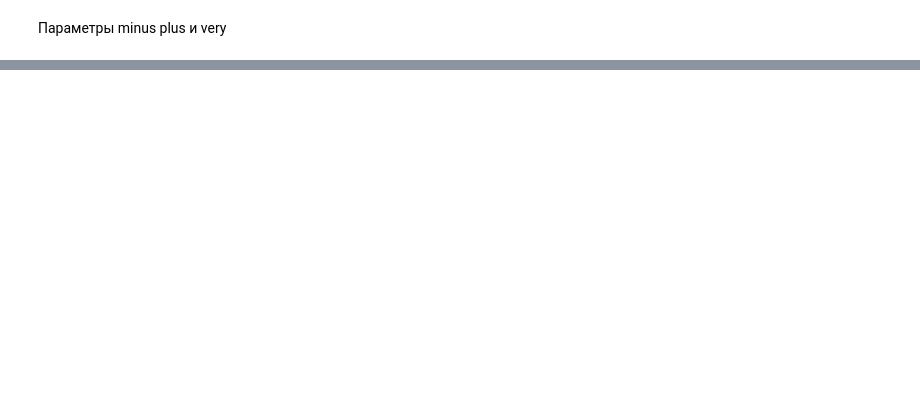
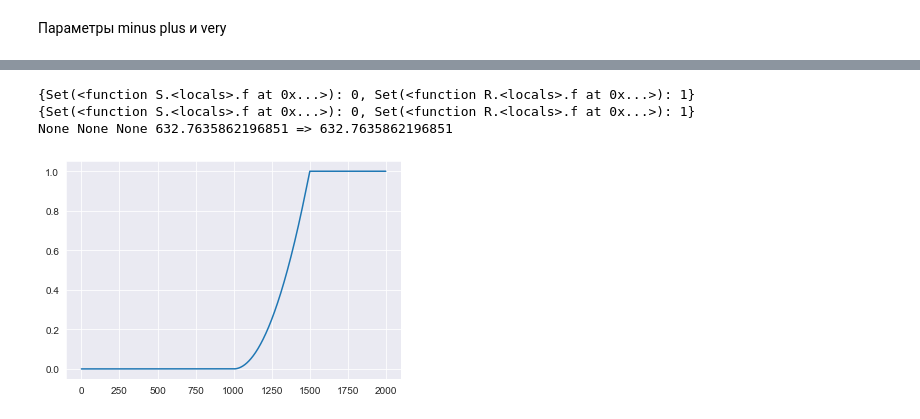
Before and after one commit to Genia163/AI-system, a Jupyter notebook: Fuzzlogic.ipynb, the cells around one changed output, grey strips where cells are left out. Drawn from its saved outputs; the diff is of its cells as text; code cells hidden in the pictures; blank space fills up the shorter version.

```diff
--- a/Fuzzlogic.ipynb
+++ b/Fuzzlogic.ipynb
@@ -186,0 +187,12 @@ None None None 588.7389479518937 => 588.7389479518937
+# %%
+print(temp(80))
+print(hum(80))
+values = {hum: 80, temp: -80}
+print(R1(values), R2(values), R3(values), R4(values), "=>", rules(values))
+motor.very = very(motor.fast)
+motor.very.plot()
+# %% [output]
+{Set(<function S.<locals>.f at 0x...>): 0, Set(<function R.<locals>.f at 0x...>): 1}
+{Set(<function S.<locals>.f at 0x...>): 0, Set(<function R.<locals>.f at 0x...>): 1}
+None None None 632.7635862196851 => 632.7635862196851
+[figure, added]
```
Also changed, not shown: parts of 12 cells of this notebook, 5 other files.
